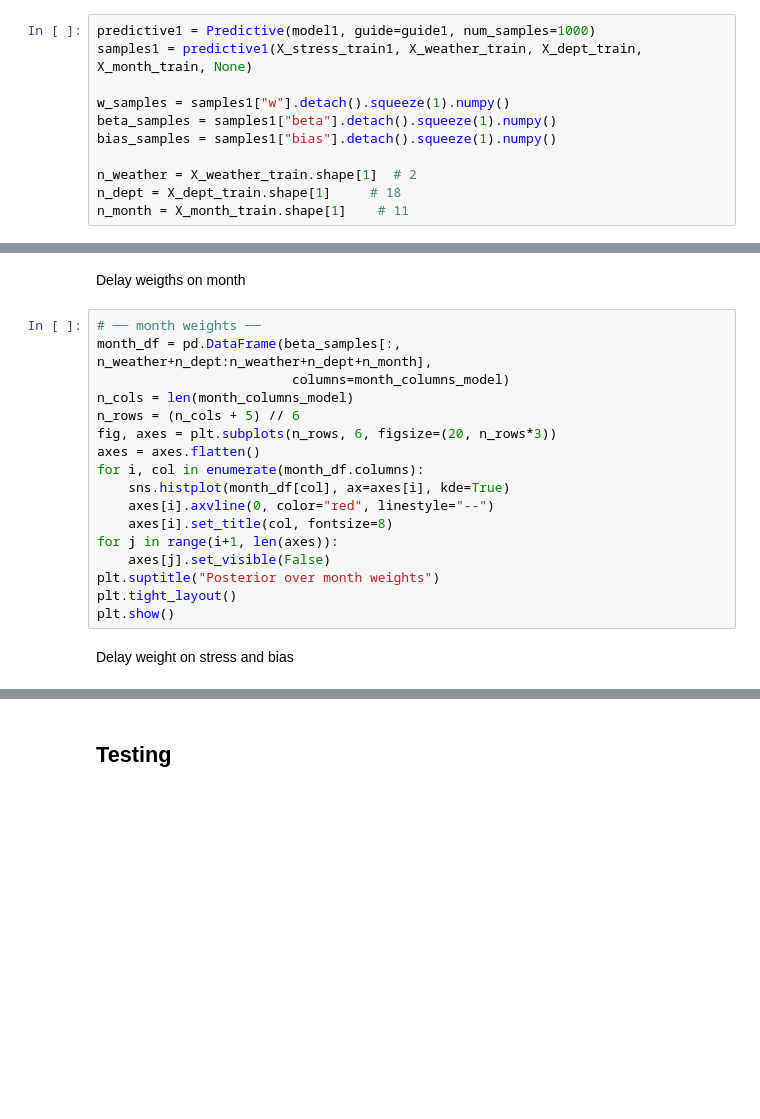
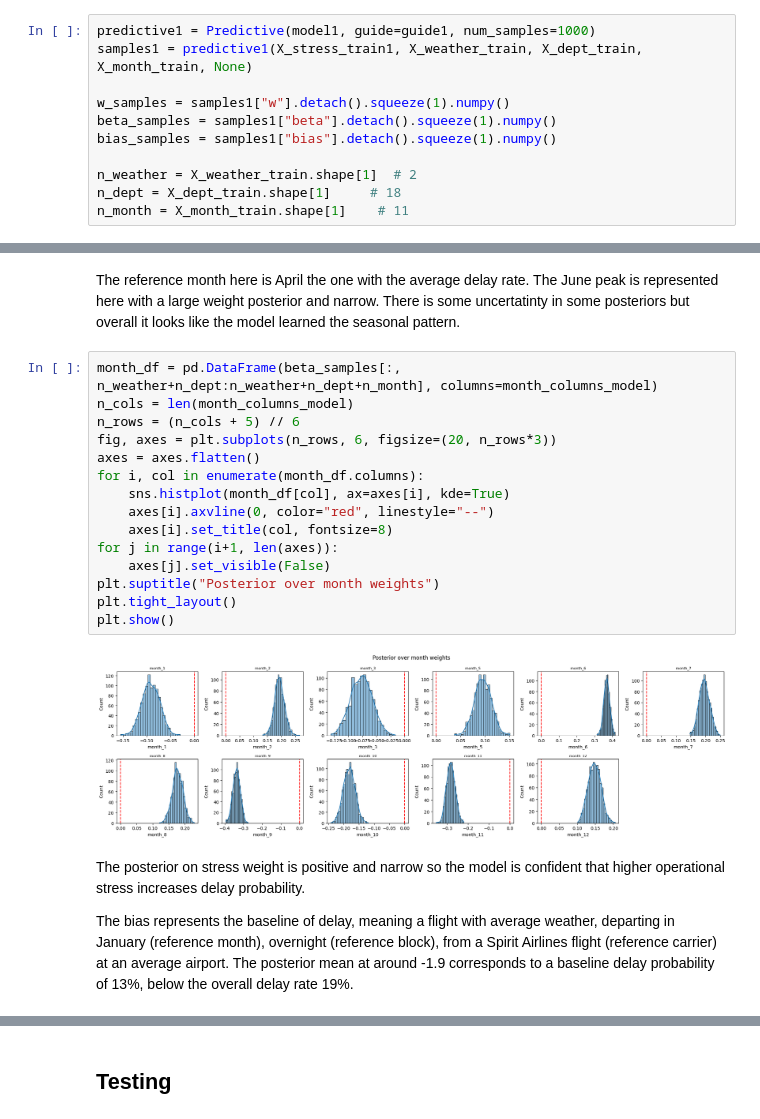
Before and after one commit to mariatmvendas/mbml_project, a Jupyter notebook: notebook.ipynb, the cells around one changed output, grey strips where cells are left out. Cells and saved outputs as stored; diff of their text form; blank space fills up the shorter version.

```diff
--- a/notebook.ipynb
+++ b/notebook.ipynb
@@ -828,22 +883,24 @@ plt.show()
 # %% [markdown]
-Delay weigths on month
+The reference month here is April the one with the average delay rate. The June peak is represented here with a large weight posterior and narrow. There is some uncertatinty in some posteriors but overall it looks like the model learned the seasonal pattern.
 # %%
-# ── month weights ──
-month_df = pd.DataFrame(beta_samples[:, n_weather+n_dept:n_weather+n_dept+n_month],
-                         columns=month_columns_model)
+month_df = pd.DataFrame(beta_samples[:, n_weather+n_dept:n_weather+n_dept+n_month], columns=month_columns_model)
 n_cols = len(month_columns_model)
 n_rows = (n_cols + 5) // 6
 fig, axes = plt.subplots(n_rows, 6, figsize=(20, n_rows*3))
 axes = axes.flatten()
 for i, col in enumerate(month_df.columns):
     sns.histplot(month_df[col], ax=axes[i], kde=True)
     axes[i].axvline(0, color="red", linestyle="--")
     axes[i].set_title(col, fontsize=8)
 for j in range(i+1, len(axes)):
     axes[j].set_visible(False)
 plt.suptitle("Posterior over month weights")
 plt.tight_layout()
 plt.show()
+# %% [output]
+[figure, added]
 # %% [markdown]
-Delay weight on stress and bias
+The posterior on stress weight is positive and narrow so the model is confident that higher operational stress increases delay probability.
+
+The bias represents the baseline of delay, meaning a flight with average weather, departing in January (reference month), overnight (reference block), from a Spirit Airlines flight (reference carrier) at an average airport. The posterior mean at around -1.9 corresponds to a baseline delay probability of 13%, below the overall delay rate 19%.
 # %%
```
Also changed, not shown: parts of 23 cells of this notebook.
